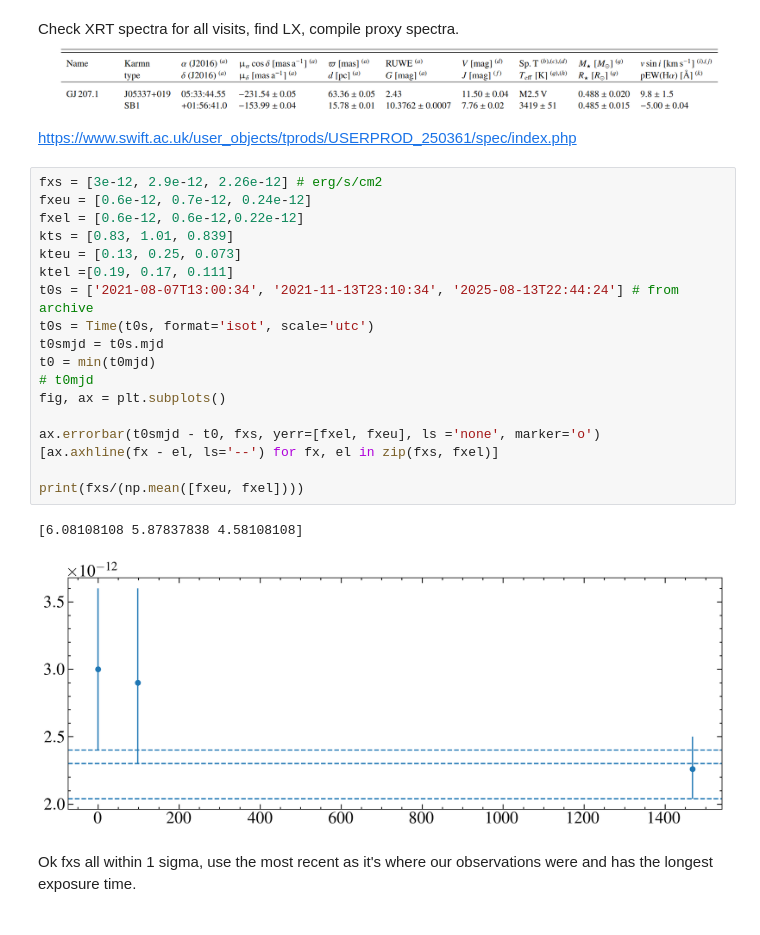
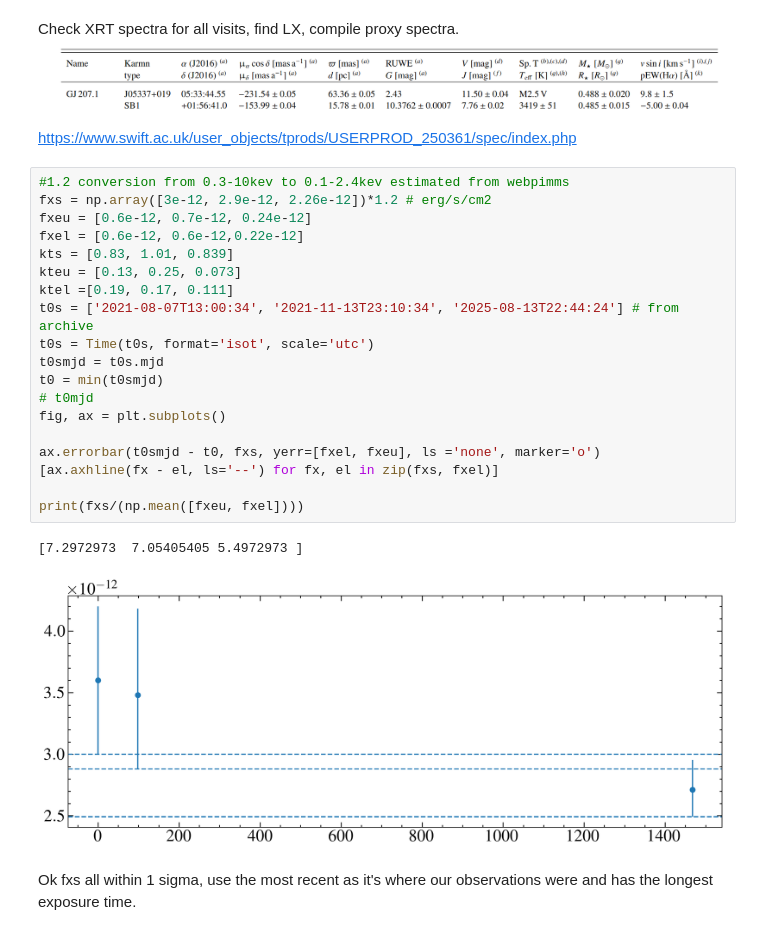
Before and after one commit to davidjwilson/gj207.1, a Jupyter notebook: gj207d1_stis.ipynb, the cells around one changed output. Cells and saved outputs as stored; diff of their text form.

```diff
--- a/gj207d1_stis.ipynb
+++ b/gj207d1_stis.ipynb
@@ -634,26 +671,27 @@ Check XRT spectra for all visits, find LX, compile proxy spectra.
 
 https://www.swift.ac.uk/user_objects/tprods/USERPROD_250361/spec/index.php
 # %%
-fxs = [3e-12, 2.9e-12, 2.26e-12] # erg/s/cm2
+#1.2 conversion from 0.3-10kev to 0.1-2.4kev estimated from webpimms
+fxs = np.array([3e-12, 2.9e-12, 2.26e-12])*1.2 # erg/s/cm2
 fxeu = [0.6e-12, 0.7e-12, 0.24e-12]
 fxel = [0.6e-12, 0.6e-12,0.22e-12]
 kts = [0.83, 1.01, 0.839]
 kteu = [0.13, 0.25, 0.073]
 ktel =[0.19, 0.17, 0.111]
 t0s = ['2021-08-07T13:00:34', '2021-11-13T23:10:34', '2025-08-13T22:44:24'] # from archive
 t0s = Time(t0s, format='isot', scale='utc')
 t0smjd = t0s.mjd
-t0 = min(t0mjd)
+t0 = min(t0smjd)
 # t0mjd
 fig, ax = plt.subplots()
 
 ax.errorbar(t0smjd - t0, fxs, yerr=[fxel, fxeu], ls ='none', marker='o')
 [ax.axhline(fx - el, ls='--') for fx, el in zip(fxs, fxel)]
 
 print(fxs/(np.mean([fxeu, fxel])))
 # %% [output]
-[6.08108108 5.87837838 4.58108108]
+[7.2972973  7.05405405 5.4972973 ]
-[figure, old version]
+[figure, new version]
 # %% [markdown]
 Ok fxs all within 1 sigma, use the most recent as it's where our observations were and has the longest exposure time.
 # %%
```
Also changed, not shown: parts of 11 cells of this notebook, 6 other files.
